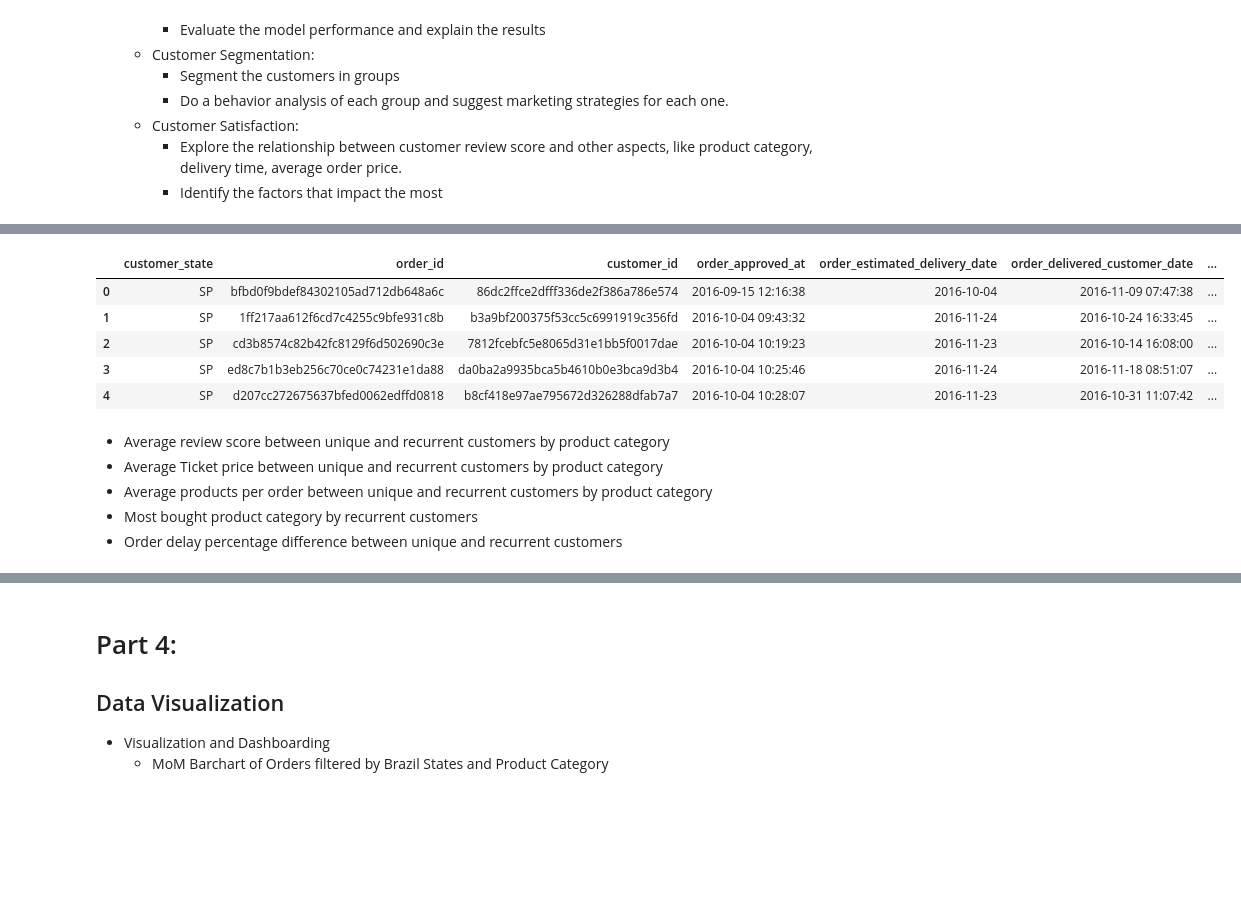
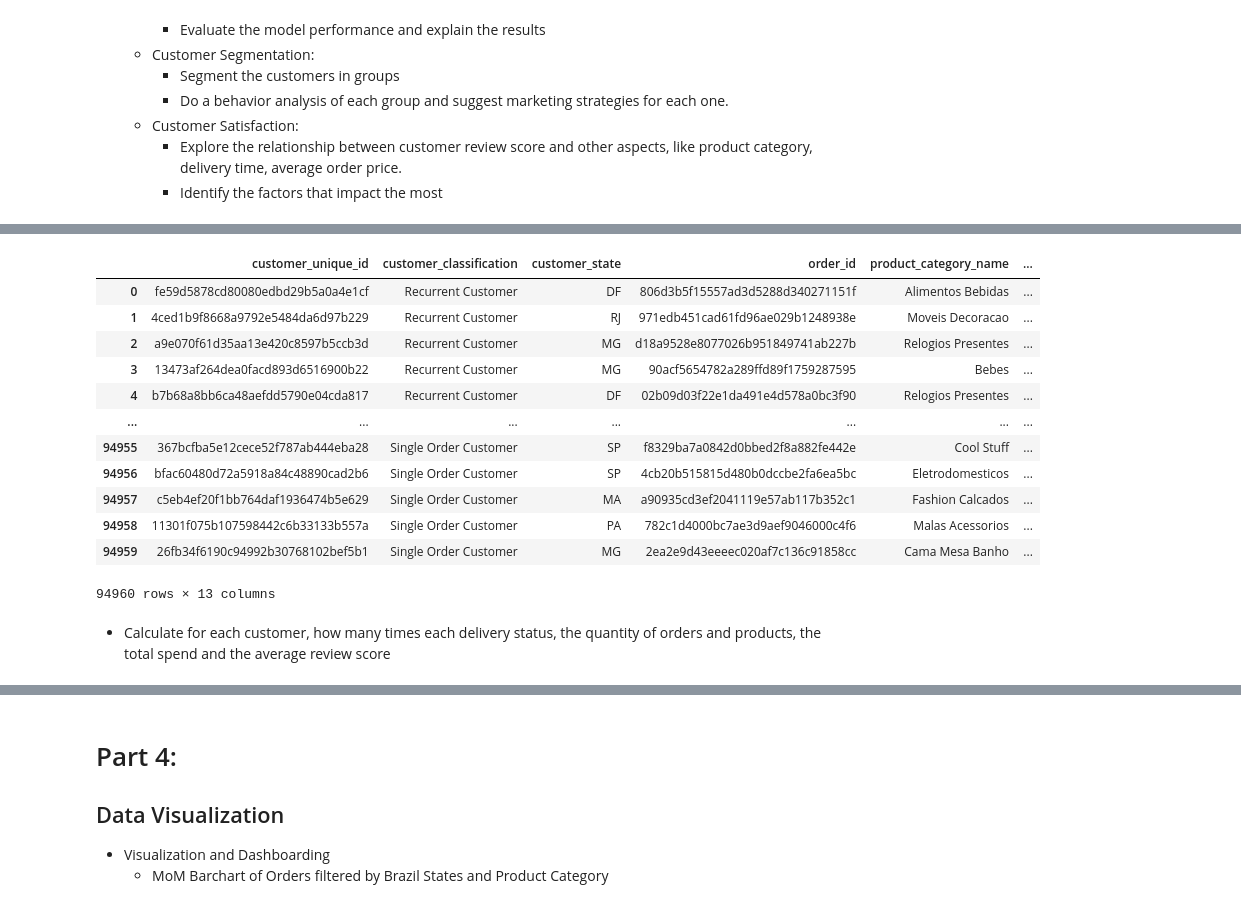
Before and after one commit to lucasbatistaf/triggoai-trainee-data-engineering, a Jupyter notebook: challenge_notebook.ipynb, the cells around one changed output, grey strips where cells are left out. Cells and saved outputs as stored; diff of their text form; code cells hidden in the pictures; blank space fills up the shorter version.

```diff
--- a/challenge_notebook.ipynb
+++ b/challenge_notebook.ipynb
@@ -291,7 +329,7 @@ sns.displot(order_delivery_time, x="day_to_delivery", binwidth=3)
 customer_geo = duckdb.query(
 """
   SELECT
-    c.customer_id,
+    c.customer_unique_id,
     c.customer_zip_code_prefix,
     c.customer_city,
     c.customer_state,
@@ -332,7 +370,7 @@ Joining the customer_geo table with df_order_items, to get some metrics and to j
 order_products = duckdb.query(
 """
   SELECT
-    cg.customer_id,
+    cg.customer_unique_id,
     cg.customer_zip_code_prefix,
     cg.customer_city,
     cg.customer_state,
@@ -426,7 +464,7 @@ master_table = duckdb.query(
     freight_value,
     product_category_name,
 
-    customer_id,
+    customer_unique_id,
     customer_zip_code_prefix,
     customer_city,
     customer_state,
@@ -513,7 +512,7 @@ def calculate_distance(row):
     return distance.distance(customer_location, seller_location).km
 
 
-delivery_costs['delivery_distance'] = delivery_costs.apply(calculate_distance, axis=1)
+master_table['delivery_distance'] = master_table.apply(calculate_distance, axis=1)
 
-delivery_costs
+master_table
 # %% [output]
@@ -755,40 +734,54 @@ customer_order_number
 # %%
-orders_counted = duckdb.query(
+customer_orders = duckdb.query(
 """
     SELECT
+        mt.customer_unique_id,
+        CASE
+            WHEN rc.customer_unique_id IS NOT NULL THEN 'Recurrent Customer'
+            ELSE 'Single Order Customer'
+        END AS customer_classification,
         customer_state,
-        customer_id,
+
         order_id,
+        product_category_name,
         order_approved_at,
         order_estimated_delivery_date,
         order_delivered_customer_date,
+        ROUND(delivery_distance, 2) AS delivery_distance,
 
         CASE
             WHEN date_diff('day', order_approved_at, order_estimated_delivery_date) -
                  date_diff('day', order_approved_at, order_delivered_customer_date) >= 0 THEN 'On Time Delivery'
             ELSE 'Late Delivery'
         END AS delivery_status,
 
         COALESCE(MAX(review_score),0) AS review_score,
         COUNT(product_id) AS qty_products,
-        SUM(price) AS sum_price,
-
-        ROW_NUMBER() OVER(PARTITION BY customer_id ORDER BY order_approved_at) AS order_number
-
+        SUM(price) AS sum_price
     FROM
-        master_table
+        master_table AS mt
+    LEFT JOIN
+        recurrent_customer_id AS rc
+        ON mt.customer_unique_id = rc.customer_unique_id
     GROUP BY
-        1,2,3,4,5,6,7
+        1,2,3,4,5,6,7,8,9
     ORDER BY
-        4
+        2
 """
 ).df()
 
-orders_counted.head()
+customer_orders
 # %% [output]
-|  | customer_state | order_id | customer_id | order_approved_at | order_estimated_delivery_date | order_delivered_customer_date | ... |
-| 0 | SP | bfbd0f9bdef84302105ad712db648a6c | 86dc2ffce2dfff336de2f386a786e574 | 2016-09-15 12:16:38 | 2016-10-04 | 2016-11-09 07:47:38 | ... |
-| 1 | SP | 1ff217aa612f6cd7c4255c9bfe931c8b | b3a9bf200375f53cc5c6991919c356fd | 2016-10-04 09:43:32 | 2016-11-24 | 2016-10-24 16:33:45 | ... |
-| 2 | SP | cd3b8574c82b42fc8129f6d502690c3e | 7812fcebfc5e8065d31e1bb5f0017dae | 2016-10-04 10:19:23 | 2016-11-23 | 2016-10-14 16:08:00 | ... |
-| 3 | SP | ed8c7b1b3eb256c70ce0c74231e1da88 | da0ba2a9935bca5b4610b0e3bca9d3b4 | 2016-10-04 10:25:46 | 2016-11-24 | 2016-11-18 08:51:07 | ... |
-| 4 | SP | d207cc272675637bfed0062edffd0818 | b8cf418e97ae795672d326288dfab7a7 | 2016-10-04 10:28:07 | 2016-11-23 | 2016-10-31 11:07:42 | ... |
+|  | customer_unique_id | customer_classification | customer_state | order_id | product_category_name | ... |
+| 0 | fe59d5878cd80080edbd29b5a0a4e1cf | Recurrent Customer | DF | 806d3b5f15557ad3d5288d340271151f | Alimentos Bebidas | ... |
+| 1 | 4ced1b9f8668a9792e5484da6d97b229 | Recurrent Customer | RJ | 971edb451cad61fd96ae029b1248938e | Moveis Decoracao | ... |
+| 2 | a9e070f61d35aa13e420c8597b5ccb3d | Recurrent Customer | MG | d18a9528e8077026b951849741ab227b | Relogios Presentes | ... |
+| 3 | 13473af264dea0facd893d6516900b22 | Recurrent Customer | MG | 90acf5654782a289ffd89f1759287595 | Bebes | ... |
+| 4 | b7b68a8bb6ca48aefdd5790e04cda817 | Recurrent Customer | DF | 02b09d03f22e1da491e4d578a0bc3f90 | Relogios Presentes | ... |
+| ... | ... | ... | ... | ... | ... | ... |
+| 94955 | 367bcfba5e12cece52f787ab444eba28 | Single Order Customer | SP | f8329ba7a0842d0bbed2f8a882fe442e | Cool Stuff | ... |
+| 94956 | bfac60480d72a5918a84c48890cad2b6 | Single Order Customer | SP | 4cb20b515815d480b0dccbe2fa6ea5bc | Eletrodomesticos | ... |
+| 94957 | c5eb4ef20f1bb764daf1936474b5e629 | Single Order Customer | MA | a90935cd3ef2041119e57ab117b352c1 | Fashion Calcados | ... |
+| 94958 | 11301f075b107598442c6b33133b557a | Single Order Customer | PA | 782c1d4000bc7ae3d9aef9046000c4f6 | Malas Acessorios | ... |
+| 94959 | 26fb34f6190c94992b30768102bef5b1 | Single Order Customer | MG | 2ea2e9d43eeeec020af7c136c91858cc | Cama Mesa Banho | ... |
+94960 rows × 13 columns
@@ -814,7 +788,3 @@ orders_recurrent_customer.head()
-# %% [markdown]
-- Average review score between unique and recurrent customers by product category
-- Average Ticket price between unique and recurrent customers by product category
-- Average products per order between unique and recurrent customers by product category
-- Most bought product category by recurrent customers
-- Order delay percentage difference between unique and recurrent customers
+# %% [markdown]
+- Calculate for each customer, how many times each delivery status, the quantity of orders and products, the total spend and the average review score
 # %%
```
Also changed, not shown: parts of 39 cells of this notebook.
